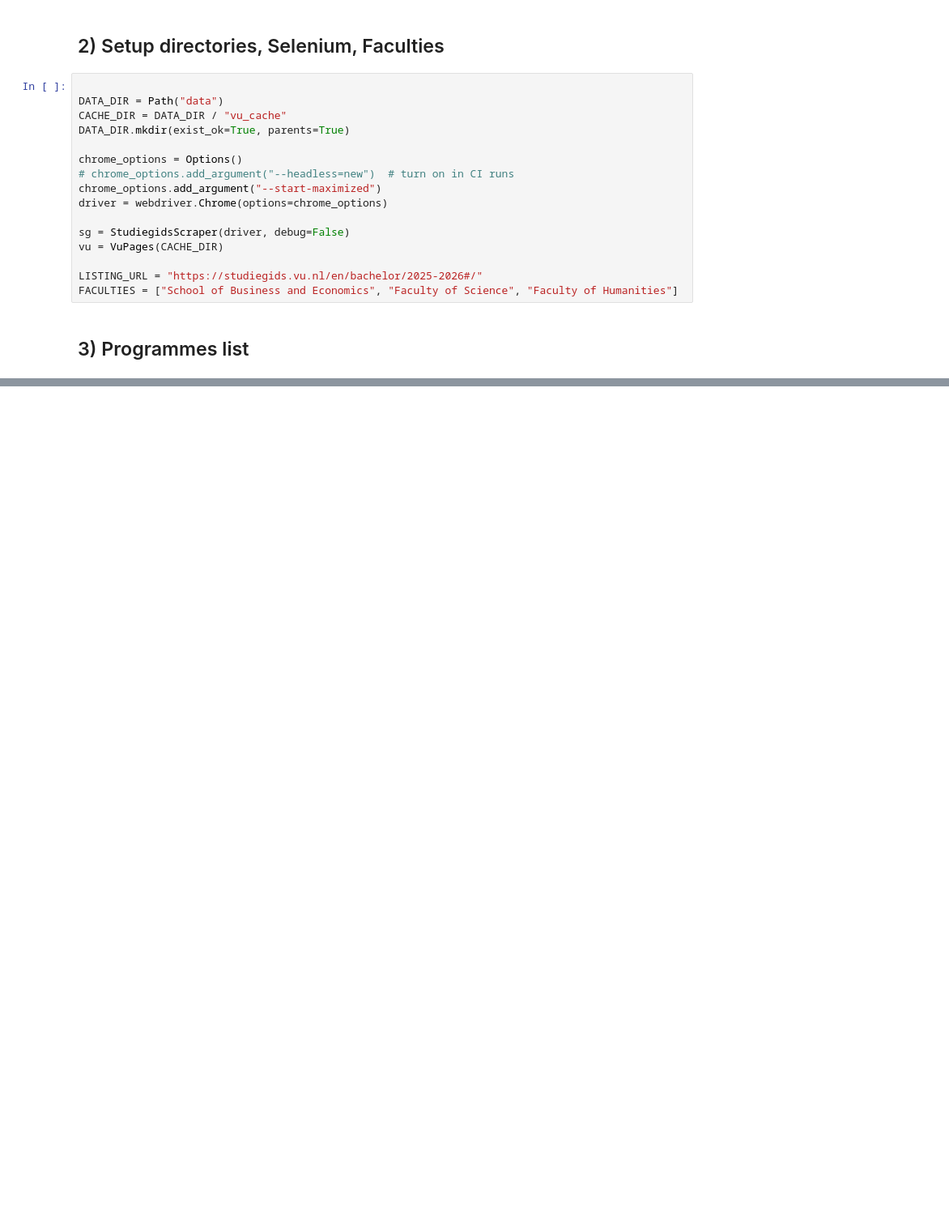
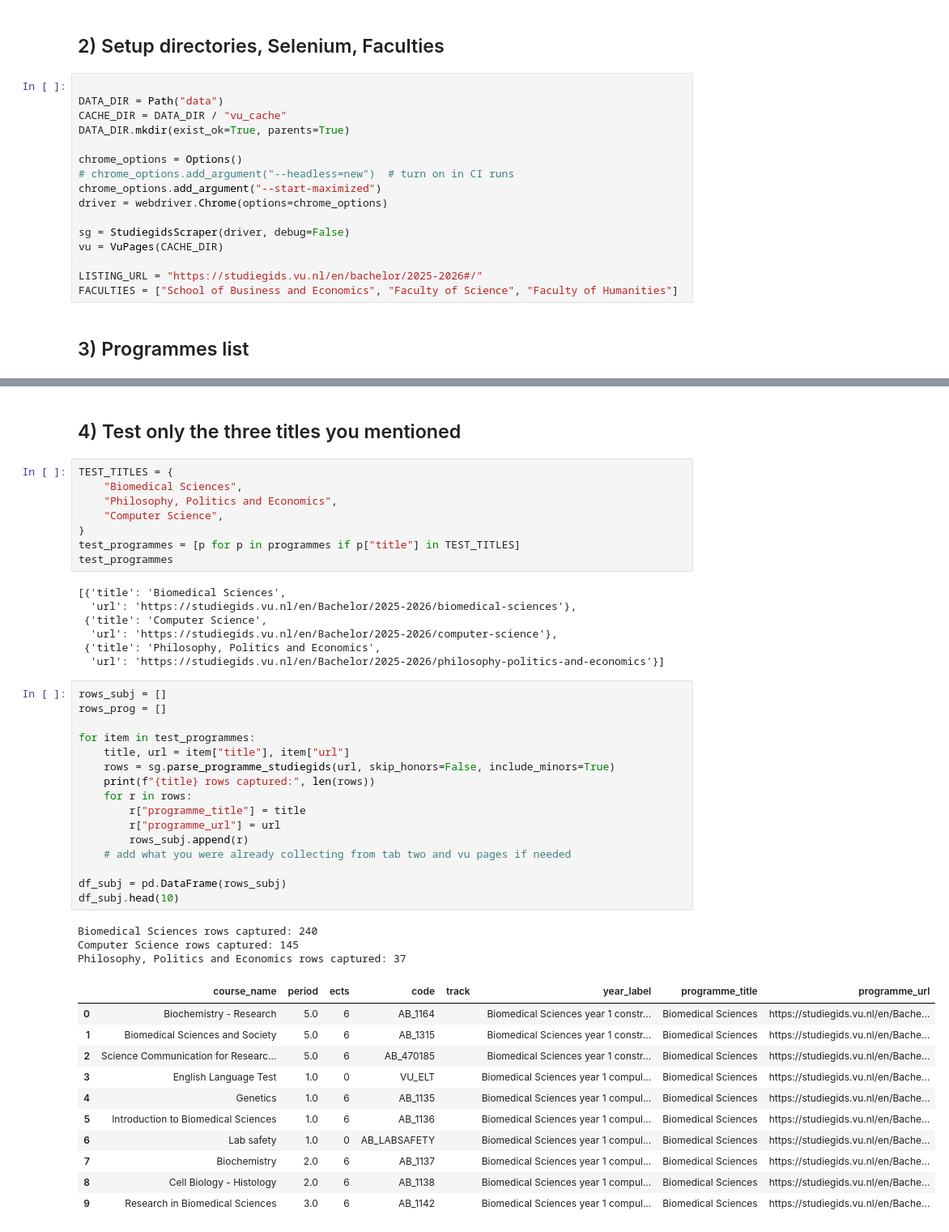
Before and after one commit to VITA-VU/vita-vu.github.io, a Jupyter notebook: src/data/notebooks/1_scraping_data.ipynb, the cells around one changed output, grey strips where cells are left out. Shown at 81% size. Saved outputs shown, nothing was run; the diff lists cells and outputs as text; blank space fills up the shorter version.

Commit message:
IATI-39: fixed some bugs and increased number courses scraped

```diff
--- a/src/data/notebooks/1_scraping_data.ipynb
+++ b/src/data/notebooks/1_scraping_data.ipynb
@@ -48,0 +52,48 @@ Symbols not available. Dumping unresolved backtrace:
+# %% [markdown]
+## 4) Test only the three titles you mentioned
+# %%
+TEST_TITLES = {
+    "Biomedical Sciences",
+    "Philosophy, Politics and Economics",
+    "Computer Science",
+}
+test_programmes = [p for p in programmes if p["title"] in TEST_TITLES]
+test_programmes
+# %% [output]
+[{'title': 'Biomedical Sciences',
+  'url': 'https://studiegids.vu.nl/en/Bachelor/2025-2026/biomedical-sciences'},
+ {'title': 'Computer Science',
+  'url': 'https://studiegids.vu.nl/en/Bachelor/2025-2026/computer-science'},
+ {'title': 'Philosophy, Politics and Economics',
+  'url': 'https://studiegids.vu.nl/en/Bachelor/2025-2026/philosophy-politics-and-economics'}]
+# %%
+rows_subj = []
+rows_prog = []
+
+for item in test_programmes:
+    title, url = item["title"], item["url"]
+    rows = sg.parse_programme_studiegids(url, skip_honors=False, include_minors=True)
+    print(f"{title} rows captured:", len(rows))
+    for r in rows:
+        r["programme_title"] = title
+        r["programme_url"] = url
+        rows_subj.append(r)
+    # add what you were already collecting from tab two and vu pages if needed
+
+df_subj = pd.DataFrame(rows_subj)
+df_subj.head(10)
+# %% [output]
+Biomedical Sciences rows captured: 240
+Computer Science rows captured: 145
+Philosophy, Politics and Economics rows captured: 37
+|  | course_name | period | ects | code | track | year_label | programme_title | programme_url |
+| 0 | Biochemistry - Research | 5.0 | 6 | AB_1164 |  | Biomedical Sciences year 1 constr... | Biomedical Sciences | https://studiegids.vu.nl/en/Bache... |
+| 1 | Biomedical Sciences and Society | 5.0 | 6 | AB_1315 |  | Biomedical Sciences year 1 constr... | Biomedical Sciences | https://studiegids.vu.nl/en/Bache... |
+| 2 | Science Communication for Researc... | 5.0 | 6 | AB_470185 |  | Biomedical Sciences year 1 constr... | Biomedical Sciences | https://studiegids.vu.nl/en/Bache... |
+| 3 | English Language Test | 1.0 | 0 | VU_ELT |  | Biomedical Sciences year 1 compul... | Biomedical Sciences | https://studiegids.vu.nl/en/Bache... |
+| 4 | Genetics | 1.0 | 6 | AB_1135 |  | Biomedical Sciences year 1 compul... | Biomedical Sciences | https://studiegids.vu.nl/en/Bache... |
+| 5 | Introduction to Biomedical Sciences | 1.0 | 6 | AB_1136 |  | Biomedical Sciences year 1 compul... | Biomedical Sciences | https://studiegids.vu.nl/en/Bache... |
+| 6 | Lab safety | 1.0 | 0 | AB_LABSAFETY |  | Biomedical Sciences year 1 compul... | Biomedical Sciences | https://studiegids.vu.nl/en/Bache... |
+| 7 | Biochemistry | 2.0 | 6 | AB_1137 |  | Biomedical Sciences year 1 compul... | Biomedical Sciences | https://studiegids.vu.nl/en/Bache... |
+| 8 | Cell Biology - Histology | 2.0 | 6 | AB_1138 |  | Biomedical Sciences year 1 compul... | Biomedical Sciences | https://studiegids.vu.nl/en/Bache... |
+| 9 | Research in Biomedical Sciences | 3.0 | 6 | AB_1142 |  | Biomedical Sciences year 1 compul... | Biomedical Sciences | https://studiegids.vu.nl/en/Bache... |
```
Also changed, not shown: parts of 3 cells of this notebook, 1 other file.
